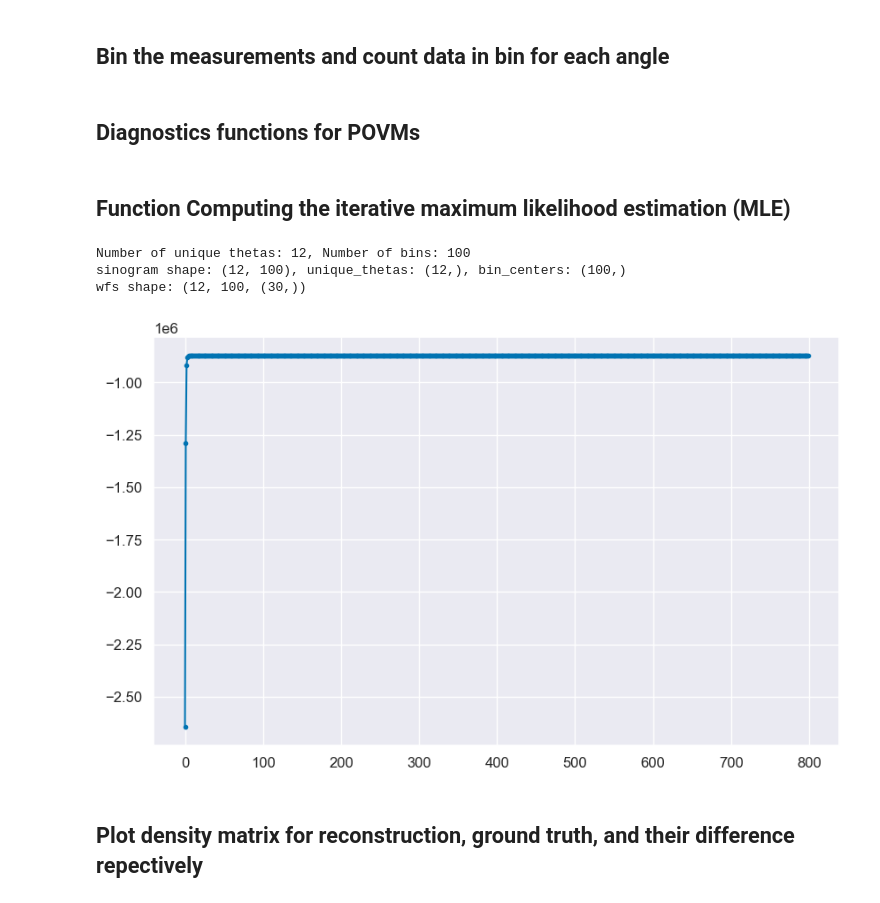
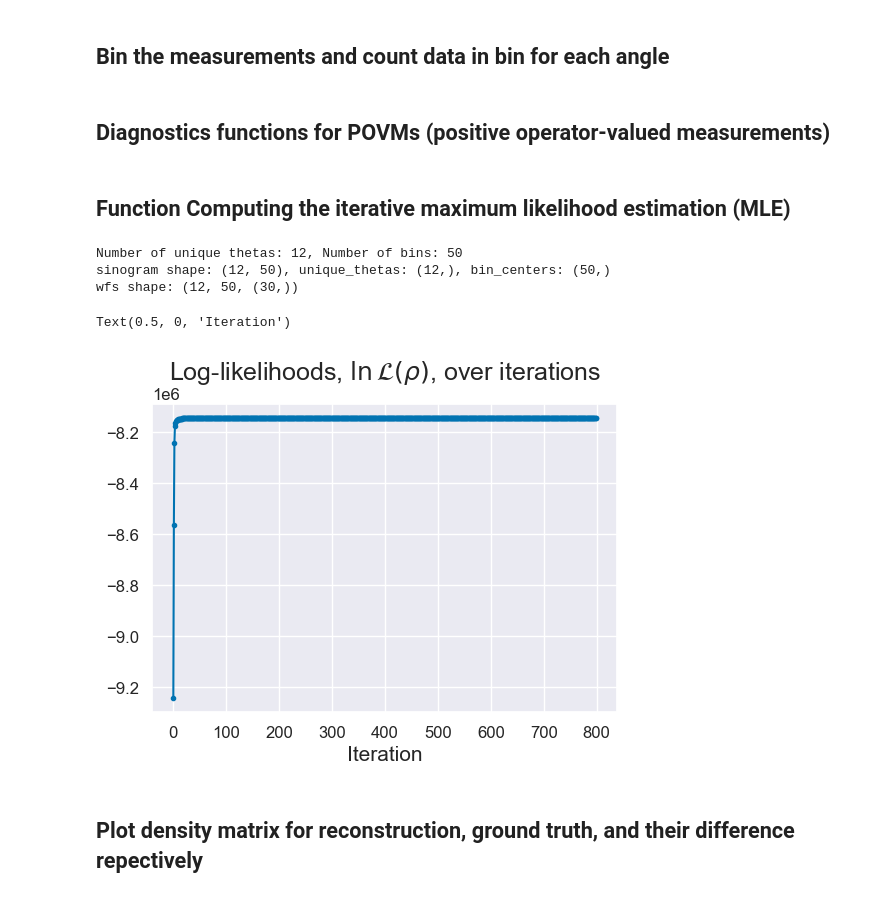
Before and after one commit to BastianValhoj/sciqisHomodyneTomography, a Jupyter notebook: HomoTomo/reconstruct.ipynb, the cells around one changed output. Cells and saved outputs as stored; diff of their text form; code cells hidden in the pictures.

```diff
--- a/HomoTomo/reconstruct.ipynb
+++ b/HomoTomo/reconstruct.ipynb
@@ -244,7 +228,7 @@ def get_counts(bins: NDArray, measurements: NDArray, unique_theta: NDArray) -> N
         sinogram[i], _ = np.histogram(measurements[i, :], bins=bins, density=False)
     return sinogram
 # %% [markdown]
-## Diagnostics functions for POVMs
+## Diagnostics functions for POVMs (positive operator-valued measurements)
 # %%
 
 def dm_diagnostics(rho, N_expect=40, alpha_theory=2+2j):
@@ -306,19 +290,35 @@ def update_density_matrix(rho : qt.Qobj, R: qt.Qobj) -> qt.Qobj:
     updated_rho = updated_rho / updated_rho.tr()  # Normalize the updated density matrix to unit trace
     return updated_rho
 
-def MLE_reconstruct(measurements, thetas, N_cutoff=10, n_bins=50, max_iter=10, dilute=None, sanity=False, tolerance=1e-12):
+def MLE_reconstruct(measurements, thetas, N_cutoff=10, n_bins=50, max_iter=200, dilute=None, sanity=False, tolerance=1e-12):
+    """Maximum Likelihood Estimation (MLE) reconstruction.
 
+    Args:
+        measurements (ndarray):
+            The measurement data.
+        thetas (ndarray):
+            The angles corresponding to the measurements.
+        N_cutoff (int):
+            The cutoff for the number of Fock states to consider.
+        n_bins (int):
+            The number of bins for the quadrature measurements.
+        max_iter (int):
+            The maximum number of iterations for the MLE algorithm.
+        dilute (float, optional):
+            The dilution factor for the update step.
+            Updates density matrix as `rho = (1-dilute)*rho + dilute*update_density_matrix(rho, R)`
+        sanity (bool, optional):
+            Whether to perform sanity checks.
+        tolerance (float, default 1e-12): The convergence tolerance for the MLE algorithm.
+
+    """
     bin_edges, bin_centers = X_theta_bins(measurements=measurements, num_bins=n_bins)
     unique_theta = np.unique(thetas)
     M = unique_theta.size
 
-    # Compute the sinogram
+    # Compute the sinogram (counts per bin and angle)
     sinogram = get_counts(bins=bin_edges, measurements=measurements, unique_theta=unique_theta)
     print(f"sinogram shape: {sinogram.shape}, unique_thetas: {unique_theta.shape}, bin_centers: {bin_centers.shape}")
-
-    # precompute POVMs shape is  `(M, (N_cutoff, len(bin_centers)))`
-    # povms = quadrature_povm(bin_centers=bin_centers, unique_thetas=unique_theta, N_cutoff=N_cutoff)
-
     wfs = {}
     for theta in unique_theta:
         wfs[theta] = wavefunction_per_theta(bin_centers, theta, N_cutoff=N_cutoff)
@@ -328,6 +328,8 @@ def MLE_reconstruct(measurements, thetas, N_cutoff=10, n_bins=50, max_iter=10, d
         dx = np.abs(bin_edges[0] - bin_edges[1])  # width of the bins
         povms = {theta: povm_elements(bin_centers, theta, N_cutoff, dx) for theta in unique_theta}
 
+
+    # actual calculations
     rho = qt.qeye(N_cutoff).unit()
     log_likelihoods = []
     rho_hist = []
@@ -338,7 +340,7 @@ def MLE_reconstruct(measurements, thetas, N_cutoff=10, n_bins=50, max_iter=10, d
         R = qt.Qobj(np.zeros((N_cutoff, N_cutoff), dtype=complex))
         ll = 0.0
         for i, theta in enumerate(unique_theta):
-            psi_theta = wfs[theta] # <n|X, theta>
+            psi_theta = wfs[theta] # <n|X, theta_j>
             if sanity:
                 povm_completeness(povms[theta])  # Ensure psi_theta_list is 1
                 compare_model_to_data(rho, povms[theta], sinogram[i, :])  # Compare model to data
@@ -378,19 +380,21 @@ def MLE_reconstruct(measurements, thetas, N_cutoff=10, n_bins=50, max_iter=10, d
     return rho, np.array(rho_hist), np.array(log_likelihoods), (bin_edges, bin_centers)
 
 N_cutoff = 30
-recon, rho_hist, log_likelihoods, (bin_edges, bin_centers) = MLE_reconstruct(measurements, thetas, N_cutoff=N_cutoff, dilute=None, sanity=False, n_bins=100, max_iter=800, tolerance=1e-6)
+recon, rho_hist, log_likelihoods, (bin_edges, bin_centers) = MLE_reconstruct(measurements, thetas, N_cutoff=N_cutoff,
+                                                                             dilute=None, sanity=False, n_bins=50, max_iter=800, tolerance=1e-6)
 # %% [output]
-Number of unique thetas: 12, Number of bins: 100
-sinogram shape: (12, 100), unique_thetas: (12,), bin_centers: (100,)
-wfs shape: (12, 100, (30,))
+Number of unique thetas: 12, Number of bins: 50
+sinogram shape: (12, 50), unique_thetas: (12,), bin_centers: (50,)
+wfs shape: (12, 50, (30,))
 # %%
-fig, ax = plt.subplots(figsize=(10, 6))
+fig, ax = plt.subplots(figsize=(6, 4))
 ax.plot(log_likelihoods[:], ".-",label="Log-likelihood")
-None
-# (log_likelihoods[990:] - log_likelihoods[:-990]).shape
-# np.exp(log_likelihoods)
+ax.set_title("Log-likelihoods, $\\ln{\\mathcal{L}(\\rho)}$, over iterations")
+
+ax.set_xlabel("Iteration")
 # %% [output]
+Text(0.5, 0, 'Iteration')
-[figure, old version]
+[figure, new version]
 # %% [markdown]
 ## Plot density matrix for reconstruction, ground truth, and their difference repectively
 # %%
```
Also changed, not shown: parts of 18 cells of this notebook, 21 other files.
